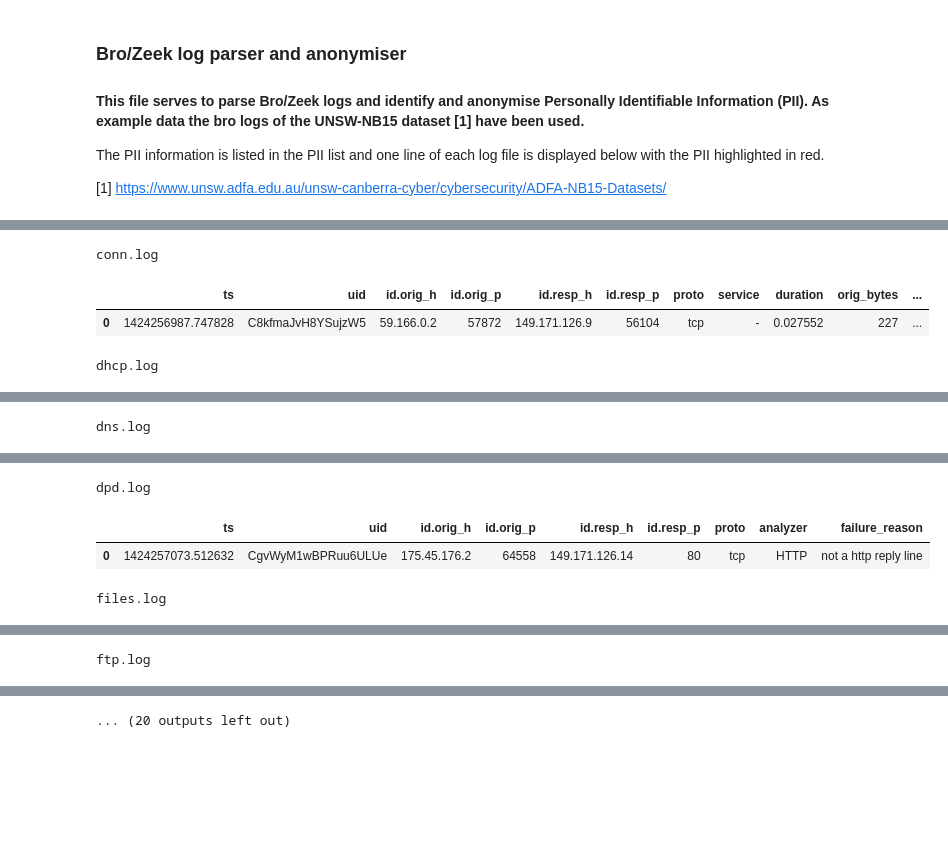
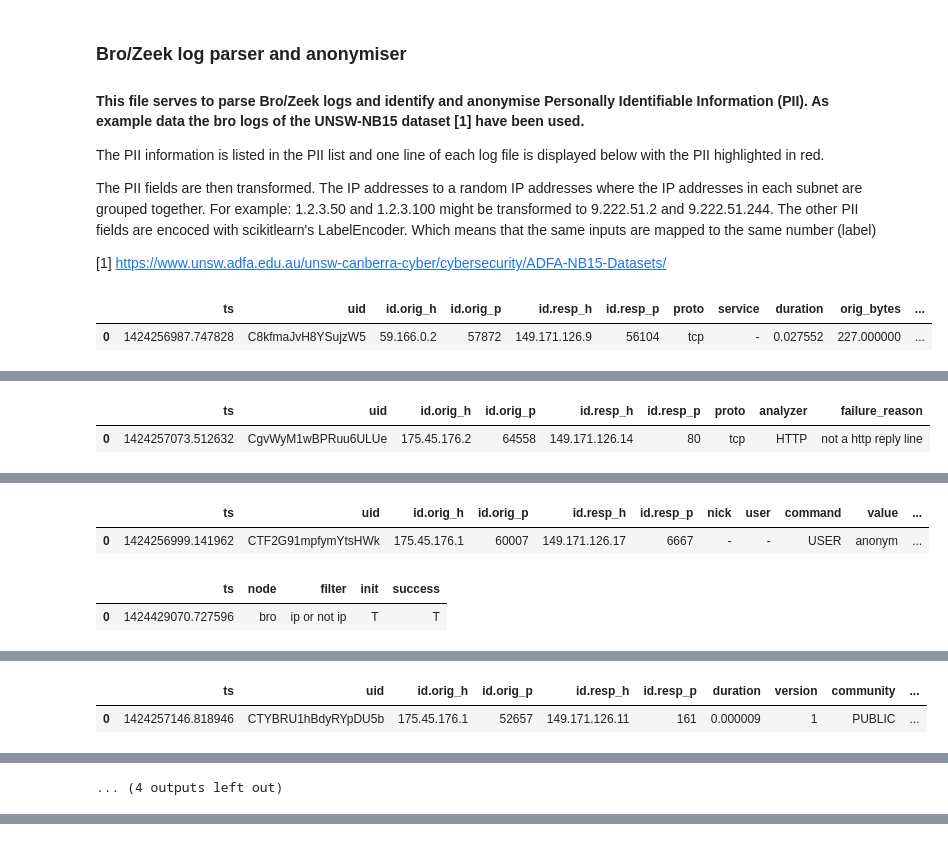
Before and after one commit to JKeijer/Zeek_log_anonymiser, a Jupyter notebook: Bro-Zeek log parser and anonymiser.ipynb, the cells around one changed output, grey strips where cells are left out. Drawn from its saved outputs; the diff is of its cells as text; code cells hidden in the pictures; blank space fills up the shorter version.

Commit message:
with anonymisation

```diff
--- a/Bro-Zeek log parser and anonymiser.ipynb
+++ b/Bro-Zeek log parser and anonymiser.ipynb
@@ -15,4 +17,6 @@ from IPython.display import display, HTML
 
 The PII information is listed in the PII list and one line of each log file is displayed below with the PII highlighted in red.
 
+The PII fields are then transformed. The IP addresses to a random IP addresses where the IP addresses in each subnet are grouped together. For example: 1.2.3.50 and 1.2.3.100 might be transformed to 9.222.51.2 and 9.222.51.244. The other PII fields are encoced with scikitlearn's LabelEncoder. Which means that the same inputs are mapped to the same number (label)
+
 [1] https://www.unsw.adfa.edu.au/unsw-canberra-cyber/cybersecurity/ADFA-NB15-Datasets/
@@ -44,25 +113,35 @@ def highlight_col(x):
 # %%
+dir_to_parse = "logs/"
+
 seperator = "[\t]"
 
-_, _, filenames = next(walk('24/'))
-filenames.sort()
+string_list = ['string','addr','string','enum','set[string]','vector[string]','bool']
+num_list = ['time','port','interval','count']
 
 # List with columns containing PII.
 PII = ['id.orig_h','id.resp_h',
        'mac','assigned_ip',
        'query','answers',
        'tx_hosts','rx_hosts','md5','sha1','sha256',
-       'user','password','data_channel.orig_h','data_channel.resp_h',
+       'user','password','arg','data_channel.orig_h','data_channel.resp_h',
        'host','uri','filename','username',
-       'helo','mailfrom','rcptto','date','from','to','reply_to','msg_id','in_reply_to','subject',
-           'x_originating_ip','first_received','second_received','last_reply','path',
-       'issuer','server_name','subject','issuer client_subject','client_issuer',
+       'remote_ip',
+       'helo','mailfrom','rcptto','date','from','to','reply_to','msg_id','in_reply_to',
+           'server_name','subject','issuer','client_subject','client_issuer',
        'message',
        'certificate.serial','certificate.subject','certificate.issuer','certificate.not_valid_before',
            'certificate.not_valid_after','san.dns','san.uri','san.email','san.ip']
+
+IP_fields = ['id.orig_h','id.resp_h','assigned_ip','answers','data_channel.orig_h','data_channel.resp_h','remote_ip']
 # %%
+directories, filenames = get_files_and_dirs(dir_to_parse)
+
+orig_log_dataframes = {}
+
 for filename in filenames:
-    print(filename)
-    df_log = get_dataframe(filename,seperator).iloc[:1,:]
-    display(HTML(df_log.style.apply(highlight_col, axis=None).render()))
+    df_log = get_dataframe(filename,seperator,directories)
+    orig_log_dataframes[filename] = df_log
+    display(df_log.iloc[:1,:].style.apply(highlight_col, axis=None))
 # %% [output]
+|  | ts | uid | id.orig_h | id.orig_p | id.resp_h | id.resp_p | proto | service | duration | orig_bytes | ... |
+| 0 | 1424256987.747828 | C8kfmaJvH8YSujzW5 | 59.166.0.2 | 57872 | 149.171.126.9 | 56104 | tcp | - | 0.027552 | 227.000000 | ... |
@@ -68,0 +152,2 @@ for filename in filenames:
+|  | ts | uid | id.orig_h | id.orig_p | id.resp_h | id.resp_p | proto | analyzer | failure_reason |
+| 0 | 1424257073.512632 | CgvWyM1wBPRuu6ULUe | 175.45.176.2 | 64558 | 149.171.126.14 | 80 | tcp | HTTP | not a http reply line |
@@ -68,0 +160,4 @@ for filename in filenames:
+|  | ts | uid | id.orig_h | id.orig_p | id.resp_h | id.resp_p | nick | user | command | value | ... |
+| 0 | 1424256999.141962 | CTF2G91mpfymYtsHWk | 175.45.176.1 | 60007 | 149.171.126.17 | 6667 | - | - | USER | anonym | ... |
+|  | ts | node | filter | init | success |
+| 0 | 1424429070.727596 | bro | ip or not ip | T | T |
@@ -68,0 +166,2 @@ for filename in filenames:
+|  | ts | uid | id.orig_h | id.orig_p | id.resp_h | id.resp_p | duration | version | community | ... |
+| 0 | 1424257146.818946 | CTYBRU1hBdyRYpDU5b | 175.45.176.1 | 52657 | 149.171.126.11 | 161 | 0.000009 | 1 | PUBLIC | ... |
@@ -69,4 +170 @@ for filename in filenames:
-conn.log
+... (4 outputs left out)
-|  | ts | uid | id.orig_h | id.orig_p | id.resp_h | id.resp_p | proto | service | duration | orig_bytes | ... |
-| 0 | 1424256987.747828 | C8kfmaJvH8YSujzW5 | 59.166.0.2 | 57872 | 149.171.126.9 | 56104 | tcp | - | 0.027552 | 227 | ... |
-dhcp.log
@@ -75 +170,0 @@ dhcp.log
-dns.log
@@ -78,4 +170,0 @@ dns.log
-dpd.log
-|  | ts | uid | id.orig_h | id.orig_p | id.resp_h | id.resp_p | proto | analyzer | failure_reason |
-| 0 | 1424257073.512632 | CgvWyM1wBPRuu6ULUe | 175.45.176.2 | 64558 | 149.171.126.14 | 80 | tcp | HTTP | not a http reply line |
-files.log
@@ -84 +170,0 @@ files.log
-ftp.log
@@ -87 +170,0 @@ ftp.log
-... (20 outputs left out)
```
Also changed, not shown: parts of 5 cells of this notebook, 2 other files.
